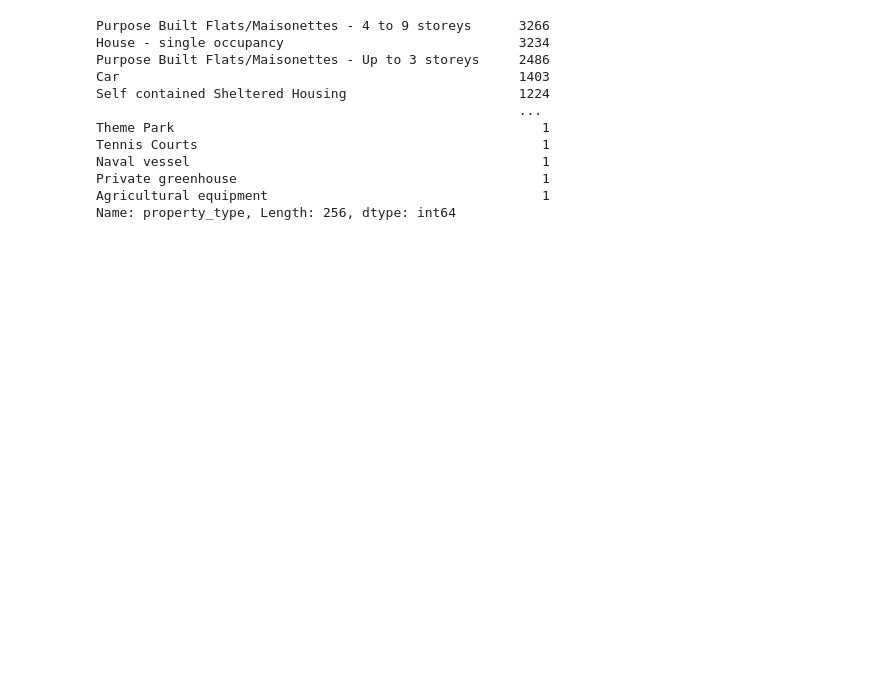
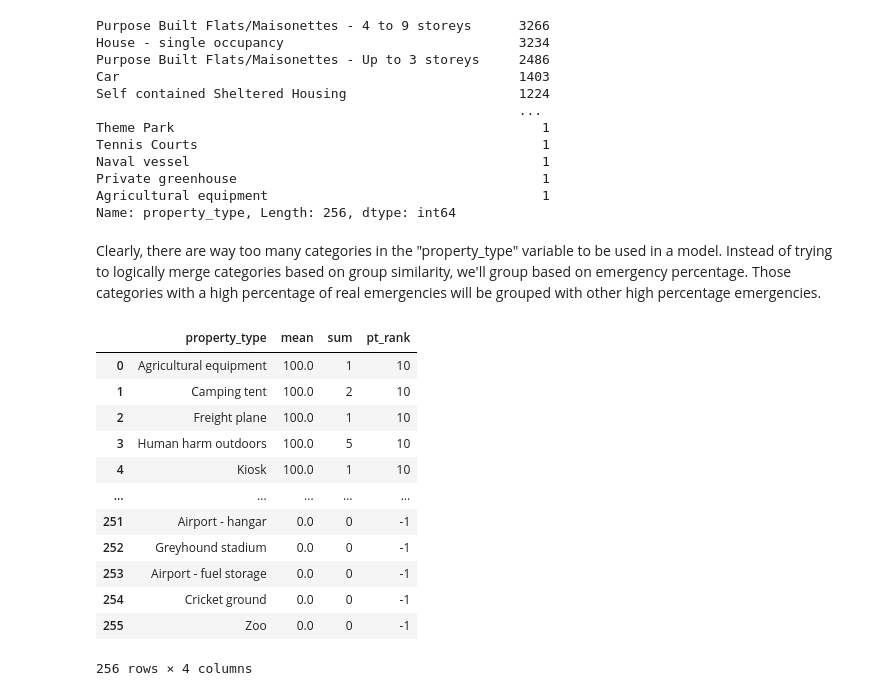
Before and after one commit to AustinYunker/London-Fire-Brigade, a Jupyter notebook: Data Cleaning.ipynb, the cells around one changed output. Drawn from its saved outputs; the diff is of its cells as text; code cells hidden in the pictures; blank space fills up the shorter version.

Commit message:
Cleaned up Property Category and Type

```diff
--- a/Data Cleaning.ipynb
+++ b/Data Cleaning.ipynb
@@ -64,3 +87,5 @@ dtype: object
+# %%
+london.drop(["second_pump_arriving_attendance_time", "second_pump_arriving_deployed_from_station"], axis=1, inplace=True)
 # %% [markdown]
 # Split the Data into Training and Test Sets
 # %% [markdown]
@@ -102,0 +128,3 @@ print(london_test.shape)
+# %%
+london_train.reset_index(drop=True, inplace = True)
+london_train.head()
@@ -105,3 +142,6 @@ print(london_test.shape)
+# %%
+%%capture --no-stdout
+london_train["Emergency"] = (london_train["incident_group"] == "Emergency").astype(np.int64)
 # %%
 #Change the objects variables to categorical
 london_train.loc[:, london_train.dtypes == "object"] = london_train.select_dtypes(["object"]).apply(lambda x: x.astype("category"))
@@ -286,3 +296,30 @@ Naval vessel                                             1
 Private greenhouse                                       1
 Agricultural equipment                                   1
 Name: property_type, Length: 256, dtype: int64
+# %% [markdown]
+Clearly, there are way too many categories in the "property_type" variable to be used in a model. Instead of trying to logically merge categories based on group similarity, we'll group based on emergency percentage. Those categories with a high percentage of real emergencies will be grouped with other high percentage emergencies.
+# %%
+#Group by property type and summarize by the Emergency variable
+pt_grp = london_train.groupby("property_type")["Emergency"].aggregate(["mean", "sum"]).sort_values(by="mean", ascending=False)
+pt_grp.reset_index(inplace = True)
+#Change the proportion into a percentage
+pt_grp["mean"] *= 100
+#Create a new variable that ranks the values based on their percentage
+pt_grp["pt_rank"] = (pt_grp["mean"] / 10).astype(np.int)
+#Specifically change the values with 0 percentage to -1 as a special category i.e no chance it's a real emergency
+pt_grp.loc[pt_grp["mean"] == 0, "pt_rank"] = "-1"
+pt_grp
+# %% [output]
+|  | property_type | mean | sum | pt_rank |
+| 0 | Agricultural equipment | 100.0 | 1 | 10 |
+| 1 | Camping tent | 100.0 | 2 | 10 |
+| 2 | Freight plane | 100.0 | 1 | 10 |
+| 3 | Human harm outdoors | 100.0 | 5 | 10 |
+| 4 | Kiosk | 100.0 | 1 | 10 |
+| ... | ... | ... | ... | ... |
+| 251 | Airport - hangar | 0.0 | 0 | -1 |
+| 252 | Greyhound stadium | 0.0 | 0 | -1 |
+| 253 | Airport - fuel storage | 0.0 | 0 | -1 |
+| 254 | Cricket ground | 0.0 | 0 | -1 |
+| 255 | Zoo | 0.0 | 0 | -1 |
+256 rows × 4 columns
```
Also changed, not shown: parts of 18 cells of this notebook.
